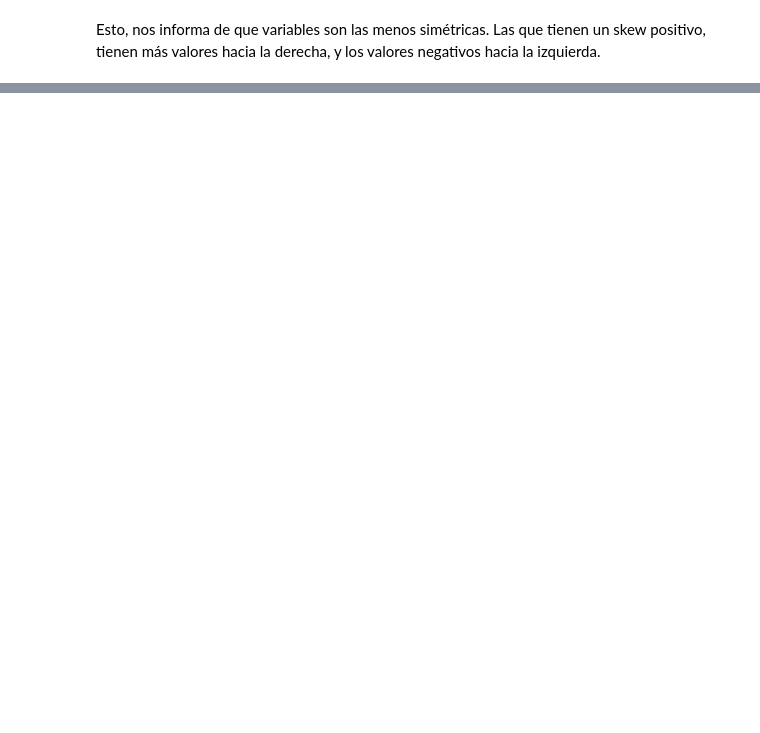
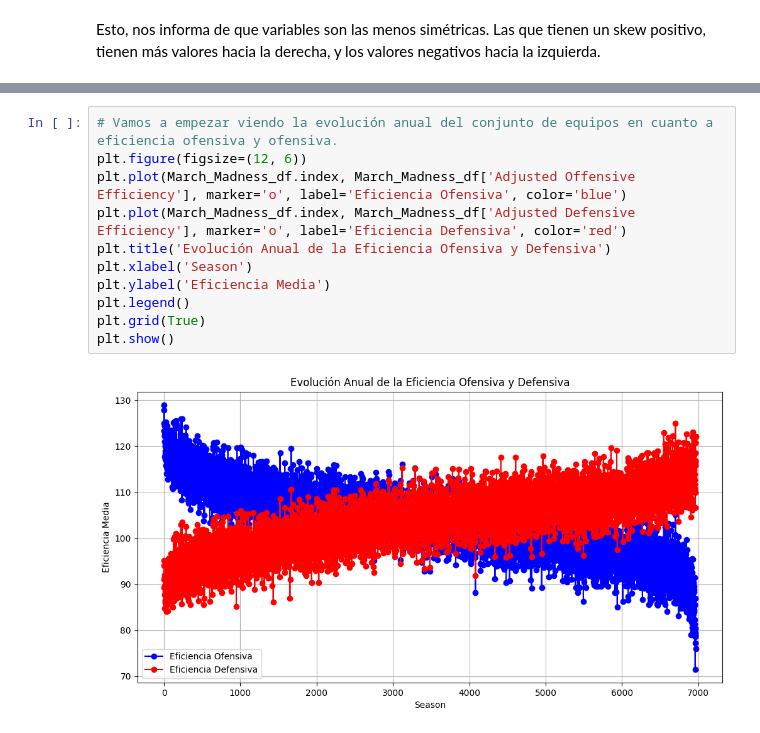
Before and after one commit to AlbertoVentura8/AnalisisDataset, a Jupyter notebook: MarchMad_Analisis.ipynb, the cells around one changed output, grey strips where cells are left out. Drawn from its saved outputs; the diff is of its cells as text; blank space fills up the shorter version.

```diff
--- a/MarchMad_Analisis.ipynb
+++ b/MarchMad_Analisis.ipynb
@@ -160,0 +248,13 @@ plt.show()
+# %%
+# Vamos a empezar viendo la evolución anual del conjunto de equipos en cuanto a eficiencia ofensiva y ofensiva.
+plt.figure(figsize=(12, 6))
+plt.plot(March_Madness_df.index, March_Madness_df['Adjusted Offensive Efficiency'], marker='o', label='Eficiencia Ofensiva', color='blue')
+plt.plot(March_Madness_df.index, March_Madness_df['Adjusted Defensive Efficiency'], marker='o', label='Eficiencia Defensiva', color='red')
+plt.title('Evolución Anual de la Eficiencia Ofensiva y Defensiva')
+plt.xlabel('Season')
+plt.ylabel('Eficiencia Media')
+plt.legend()
+plt.grid(True)
+plt.show()
+# %% [output]
+[figure, added]
```
Also changed, not shown: parts of 15 cells of this notebook.
